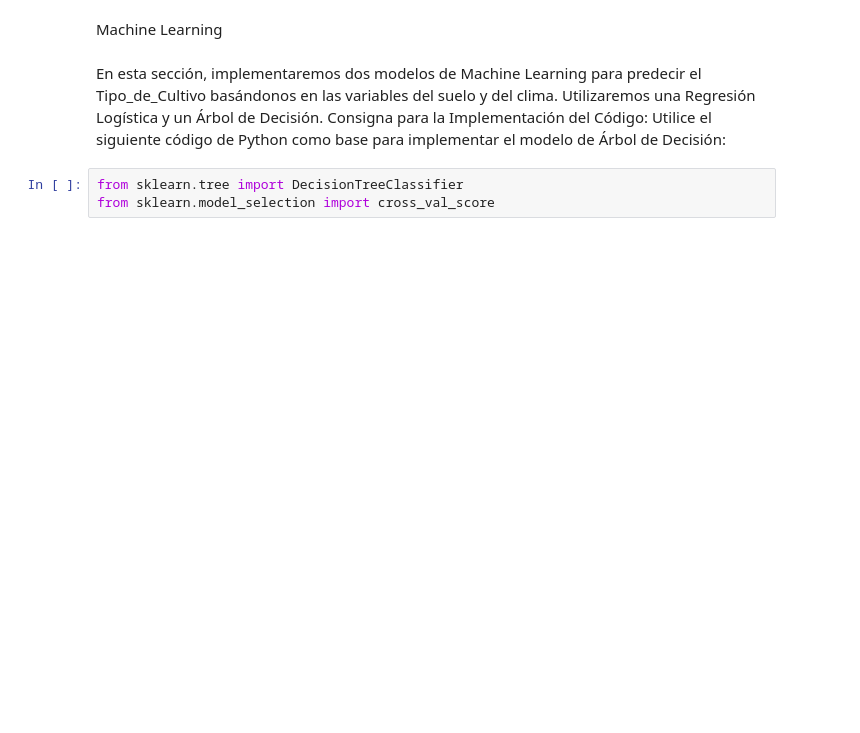
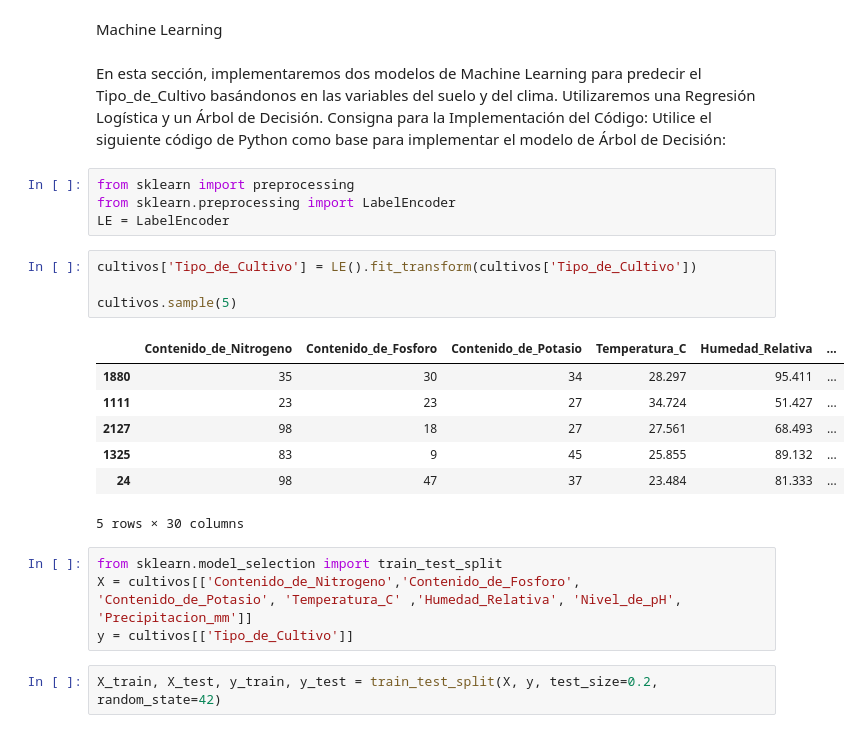
Before and after one commit to Chiaraaorlando/Clasificacion, a Jupyter notebook: Clasificacion_nb.ipynb, the cells around one changed output. Cells and saved outputs as stored; diff of their text form; blank space fills up the shorter version.

```diff
--- a/Clasificacion_nb.ipynb
+++ b/Clasificacion_nb.ipynb
@@ -199,5 +207,24 @@ Consigna para la Implementación del Código:
 Utilice el siguiente código de Python como base para implementar el
 modelo de Árbol de Decisión:
 # %%
-from sklearn.tree import DecisionTreeClassifier
-from sklearn.model_selection import cross_val_score
+from sklearn import preprocessing
+from sklearn.preprocessing import LabelEncoder
+LE = LabelEncoder
+# %%
+cultivos['Tipo_de_Cultivo'] = LE().fit_transform(cultivos['Tipo_de_Cultivo'])
+
+cultivos.sample(5)
+# %% [output]
+|  | Contenido_de_Nitrogeno | Contenido_de_Fosforo | Contenido_de_Potasio | Temperatura_C | Humedad_Relativa | ... |
+| 1880 | 35 | 30 | 34 | 28.297 | 95.411 | ... |
+| 1111 | 23 | 23 | 27 | 34.724 | 51.427 | ... |
+| 2127 | 98 | 18 | 27 | 27.561 | 68.493 | ... |
+| 1325 | 83 | 9 | 45 | 25.855 | 89.132 | ... |
+| 24 | 98 | 47 | 37 | 23.484 | 81.333 | ... |
+5 rows × 30 columns
+# %%
+from sklearn.model_selection import train_test_split
+X = cultivos[['Contenido_de_Nitrogeno','Contenido_de_Fosforo', 'Contenido_de_Potasio', 'Temperatura_C' ,'Humedad_Relativa', 'Nivel_de_pH', 'Precipitacion_mm']]
+y = cultivos[['Tipo_de_Cultivo']]
+# %%
+X_train, X_test, y_train, y_test = train_test_split(X, y, test_size=0.2, random_state=42)
```
Also changed, not shown: parts of 10 cells of this notebook.
